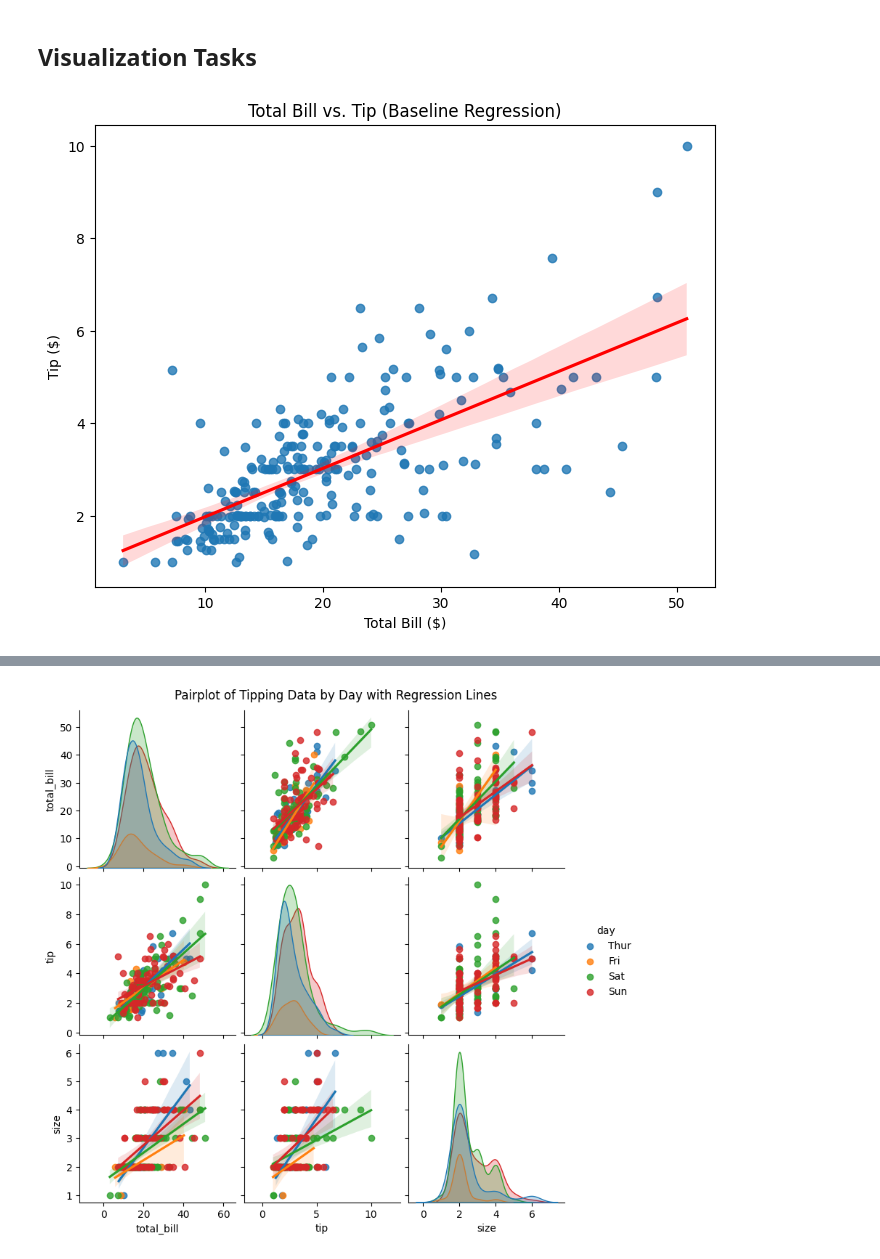
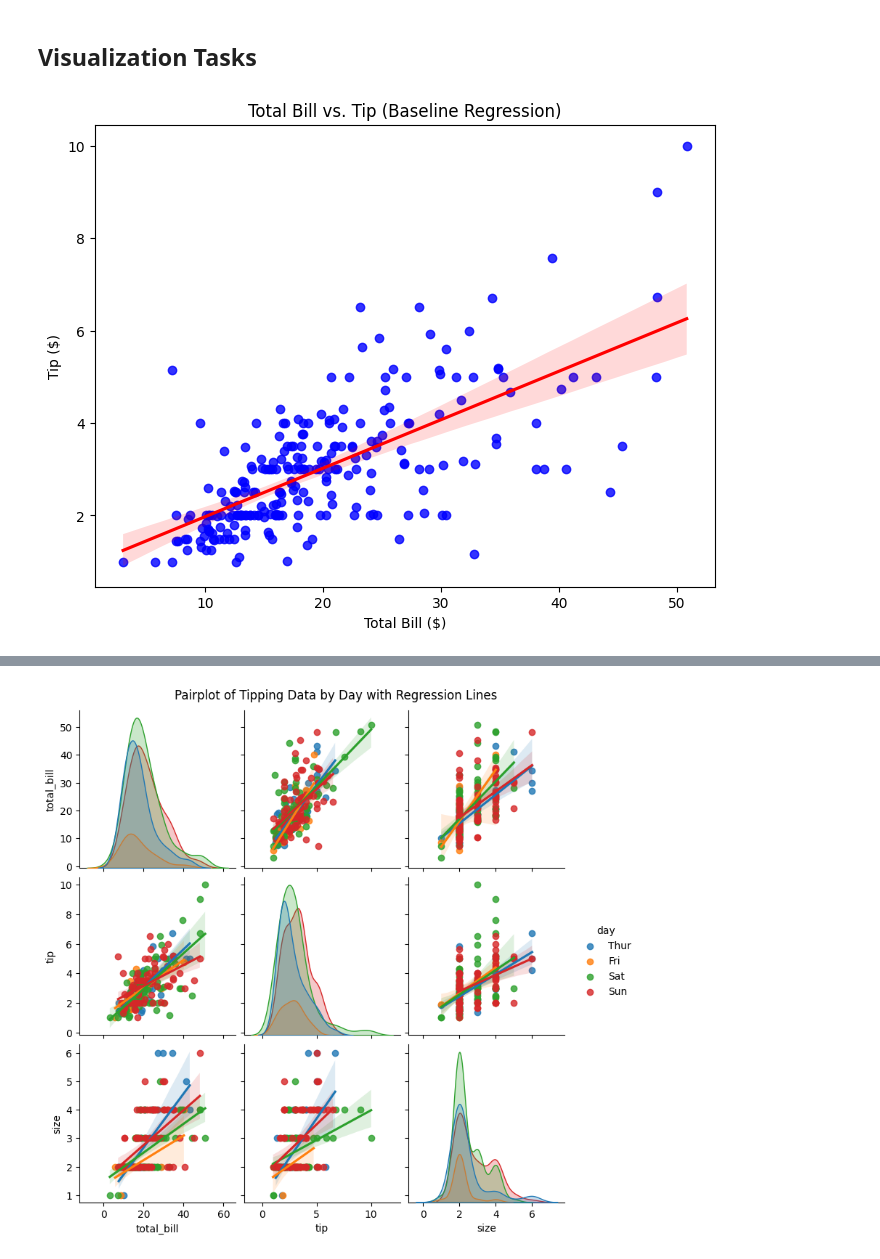
Before and after one commit to sankajithdjinasena/Data_Visualization_Practical, a Jupyter notebook: Data_Visualization_2026_05_06.ipynb, the cells around one changed output, grey strips where cells are left out. Saved outputs shown, nothing was run; the diff lists cells and outputs as text; code cells hidden in the pictures.

```diff
--- a/Data_Visualization_2026_05_06.ipynb
+++ b/Data_Visualization_2026_05_06.ipynb
@@ -26,11 +26,11 @@ display(tips_df.head())
 # %%
 # Task 1: The Baseline Regression
 plt.figure(figsize=(8, 6))
-sns.regplot(x='total_bill', y='tip', data=tips_df, line_kws={'color': 'red'})
+sns.regplot(x='total_bill', y='tip', data=tips_df, line_kws={'color': 'red'}, color="blue")
 plt.title('Total Bill vs. Tip (Baseline Regression)')
 plt.xlabel('Total Bill ($)')
 plt.ylabel('Tip ($)')
 plt.show()
 # %% [output]
-[figure, old version]
+[figure, new version]
 # %%
```
Also changed, not shown: parts of 4 cells of this notebook.
